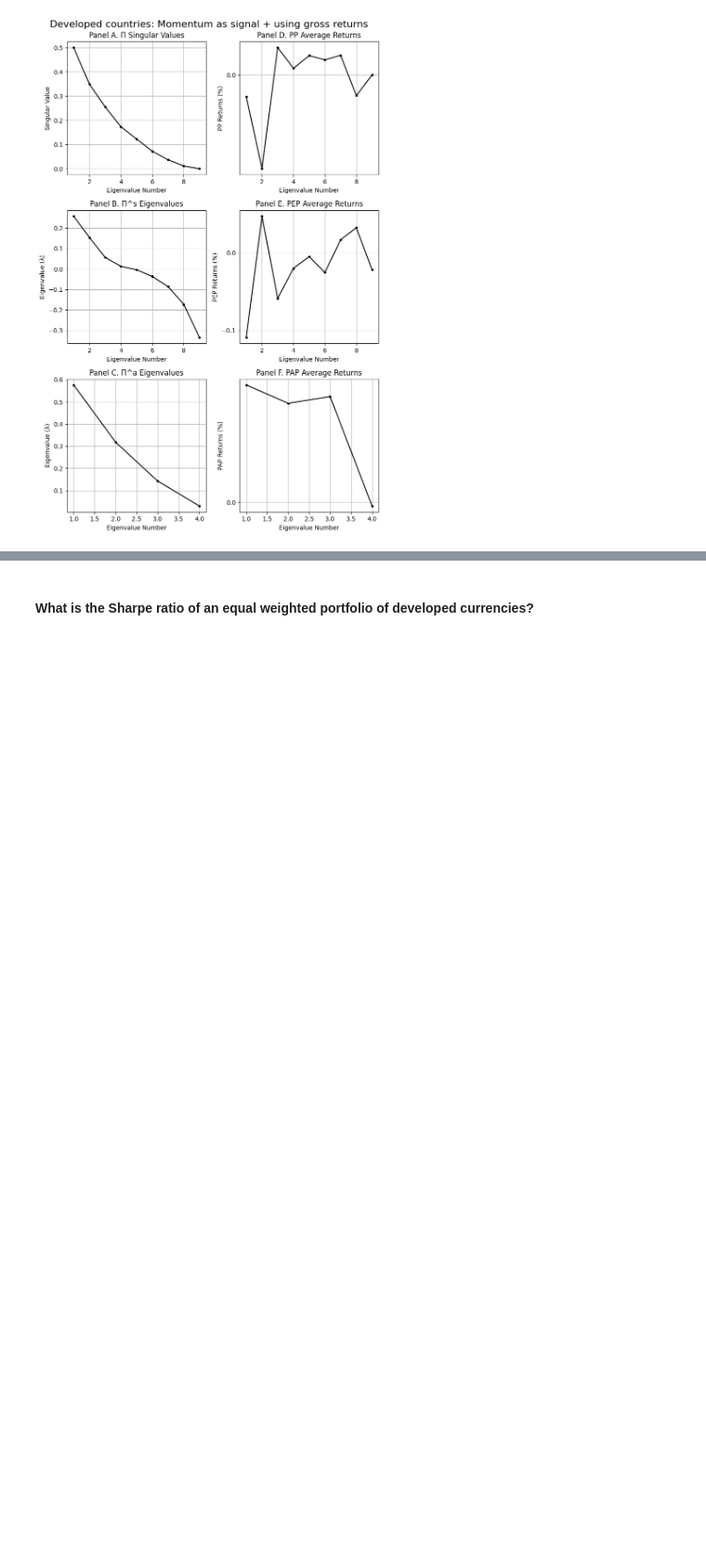
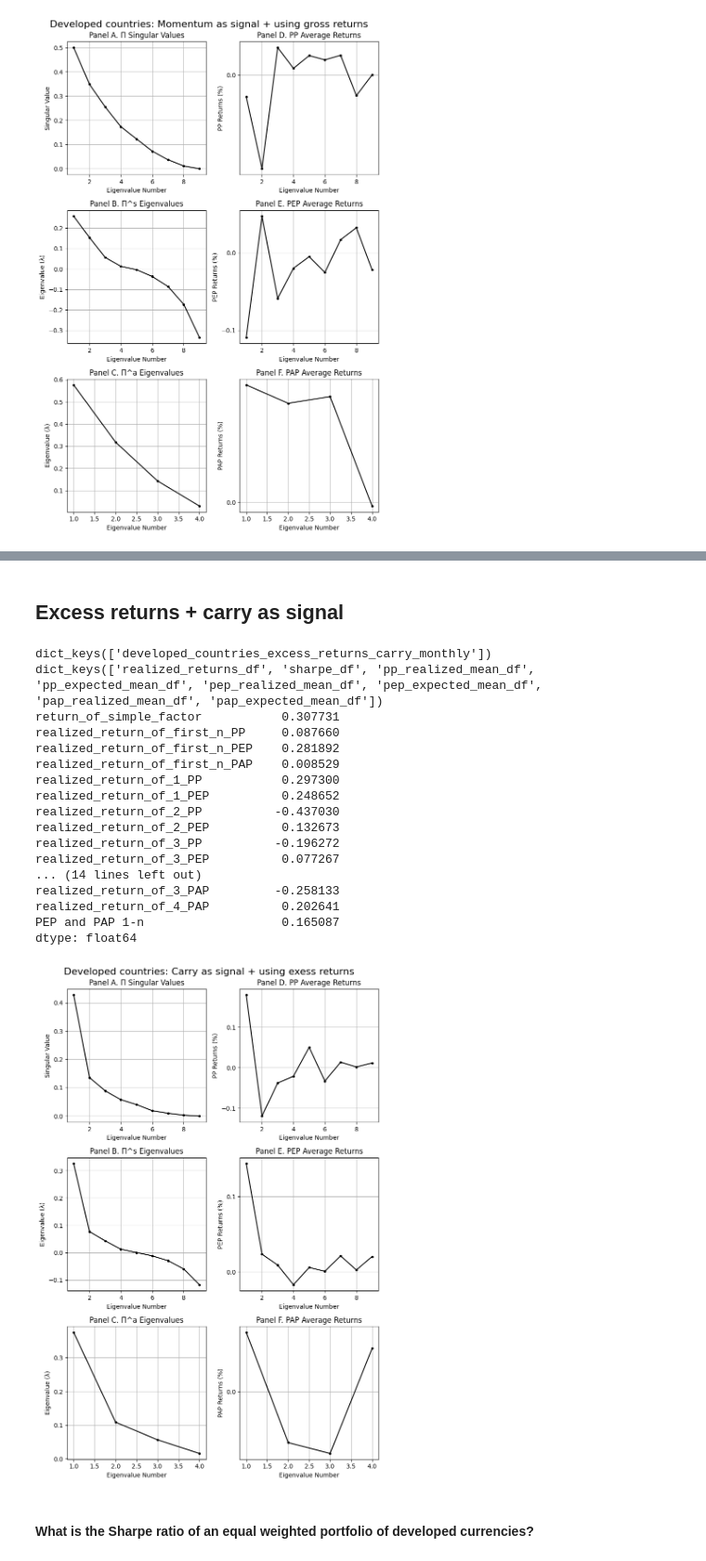
Before and after one commit to aminizadyar/Principal-Portfolios, a Jupyter notebook: PP_monthly_equity_FX.ipynb, the cells around one changed output, grey strips where cells are left out. Shown at 93% size. Drawn from its saved outputs; the diff is of its cells as text; code cells hidden in the pictures; blank space fills up the shorter version.

Commit message:
implemented carry

```diff
--- a/PP_monthly_equity_FX.ipynb
+++ b/PP_monthly_equity_FX.ipynb
@@ -152,3 +133,56 @@ dtype: float64
+# %% [markdown]
+## Excess returns + carry as signal
+# %%
+starting_year_to_filter = 1998
+end_year_to_filter = 2024
+number_of_lookback_periods = 120
+number_of_PPs_to_consider = 2
+number_of_PEPs_to_consider = 2
+number_of_PAPs_to_consider = 2
+output_dict = {}
+
+developed_countries_excess_return_monthly = pp.calculate_log_FX_excess_returns(developed_countries_spot_monthly,developed_countries_futures_monthly)
+# using past month's momentum as the signal
+signal_df = pp.calculate_fx_carry_signal(developed_countries_spot_monthly,developed_countries_futures_monthly)
+portfolios_key = "developed_countries_excess_returns_carry_monthly"
+output_dict[portfolios_key] = pp.build_PP(developed_countries_excess_return_monthly,signal_df,
+                                                                   number_of_lookback_periods,starting_year_to_filter,end_year_to_filter,
+                                                                   factor_data_monthly=None, number_of_PPs_to_consider=number_of_PPs_to_consider,
+                                                                   number_of_PEPs_to_consider=number_of_PEPs_to_consider,
+                                                                   number_of_PAPs_to_consider= number_of_PAPs_to_consider)
+
+# I calculate the results for all datasets. the results are stored in this dictionay.
+print(output_dict.keys())
+'''
+Every value of this dictionary is itself another dictionary.
+For instance the key 'sharpe_df' can be used to access the sharp values of this set of results.
+'''
+print(output_dict[portfolios_key].keys())
+print(output_dict[portfolios_key]["sharpe_df"])
+
+number_of_portfolios = developed_countries_excess_return_monthly.shape[1]
+title = 'Developed countries: Carry as signal + using exess returns'
+
+pp.singular_values_vs_realized_returns_graph(output_dict, portfolios_key, number_of_portfolios, title)
+# %% [output]
+dict_keys(['developed_countries_excess_returns_carry_monthly'])
+dict_keys(['realized_returns_df', 'sharpe_df', 'pp_realized_mean_df', 'pp_expected_mean_df', 'pep_realized_mean_df', 'pep_expected_mean_df', 'pap_realized_mean_df', 'pap_expected_mean_df'])
+return_of_simple_factor           0.307731
+realized_return_of_first_n_PP     0.087660
+realized_return_of_first_n_PEP    0.281892
+realized_return_of_first_n_PAP    0.008529
+realized_return_of_1_PP           0.297300
+realized_return_of_1_PEP          0.248652
+realized_return_of_2_PP          -0.437030
+realized_return_of_2_PEP          0.132673
+realized_return_of_3_PP          -0.196272
+realized_return_of_3_PEP          0.077267
+... (14 lines left out)
+realized_return_of_3_PAP         -0.258133
+realized_return_of_4_PAP          0.202641
+PEP and PAP 1-n                   0.165087
+dtype: float64
+[figure, added]
 # %% [markdown]
 #### What is the Sharpe ratio of an equal weighted portfolio of developed currencies?
 # %%
```
Also changed, not shown: parts of 3 cells of this notebook, 1 other file.
